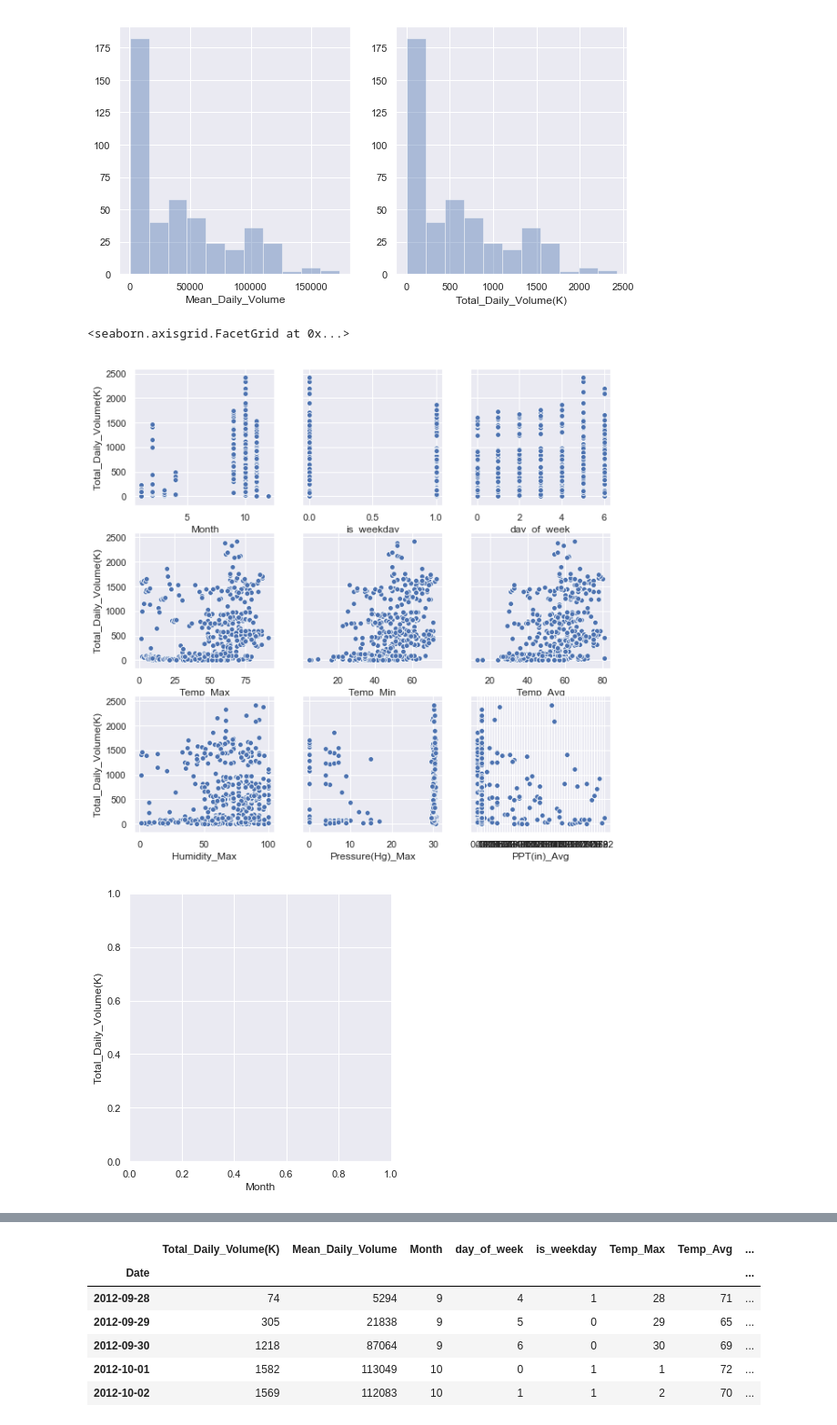
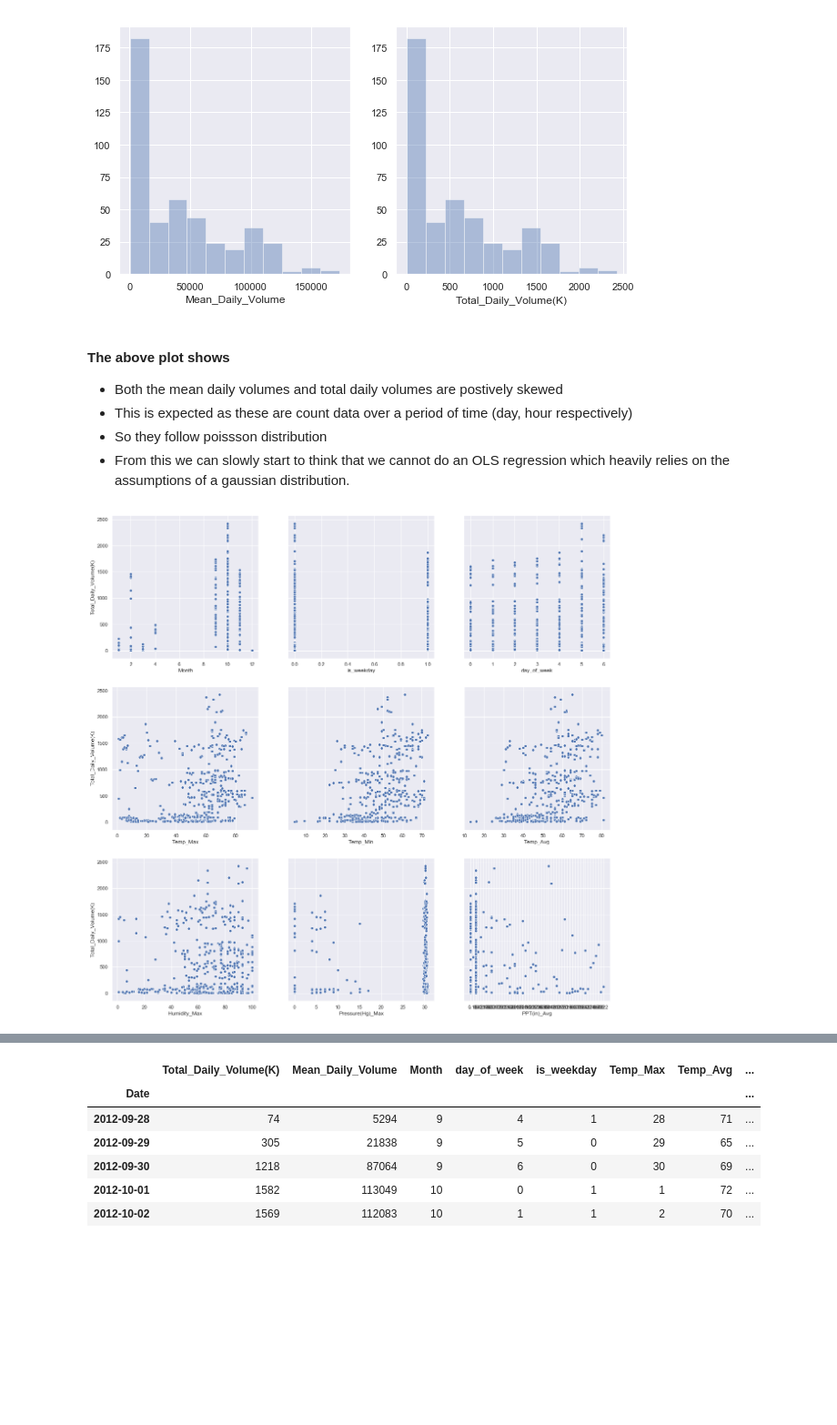
Before and after one commit to samiramunir/Predicting_Traffic_Data_Using_Weather, a Jupyter notebook: Traffic_Volume.ipynb, the cells around one changed output, grey strips where cells are left out. Shown at 91% size. Cells and saved outputs as stored; diff of their text form; code cells hidden in the pictures; blank space fills up the shorter version.

```diff
--- a/Traffic_Volume.ipynb
+++ b/Traffic_Volume.ipynb
@@ -319,0 +353,3 @@ wdf.head()
+# %%
+wdf = pd.read_excel('weather.xlsx')
+wdf.head(2)
@@ -319,0 +360,15 @@ wdf.head()
+# %%
+# Convert the Date column in to pandas datetime object
+wdf['Date'] = pd.to_datetime(wdf.Date)
+
+# Set Date columns as index
+wdf = wdf.set_index('Date')
+# %%
+# Drop columns with no values
+wdf = wdf.drop(['Humidity_Avg',
+                'WindSpeed_Avg',
+                'Pressure(Hg)_Avg',
+                'PPT(in)_Max',
+                'PPT(in)_Min',
+                'Unnamed: 19'], axis=1)
+wdf.head(2)
@@ -396,21 +464,30 @@ sns.distplot(final_df['Total_Daily_Volume(K)'], kde = False, ax = axes[1])
 # %% [output]
 <matplotlib.axes._subplots.AxesSubplot at 0x...>
 [figure]
+# %% [markdown]
+#### The above plot shows
+* Both the mean daily volumes and total daily volumes are postively skewed
+* This is expected as these are count data over a period of time (day, hour respectively)
+* So they follow poissson distribution
+* From this we can slowly start to think that we cannot do an OLS regression which heavily relies on the
+  assumptions of a gaussian distribution.
 # %%
-f, axes = plt.subplots(figsize=(10,10), ncols=3, nrows=3, sharey=True)
+# Taking a closer look
+f, axes = plt.subplots(figsize=(20,20), ncols=3, nrows=3, sharey=True)
 
 sns.relplot(x="Month", y='Total_Daily_Volume(K)', data=final_df, ax = axes[0][0])
 sns.relplot(x="is_weekday", y='Total_Daily_Volume(K)', data=final_df, ax = axes[0][1])
 sns.relplot(x="day_of_week", y='Total_Daily_Volume(K)', data=final_df, ax = axes[0][2])
 
 sns.relplot(x="Temp_Max", y='Total_Daily_Volume(K)', data=final_df, ax = axes[1][0])
 sns.relplot(x="Temp_Min", y='Total_Daily_Volume(K)', data=final_df, ax = axes[1][1])
 sns.relplot(x="Temp_Avg", y='Total_Daily_Volume(K)', data=final_df, ax = axes[1][2])
 
 sns.relplot(x="Humidity_Max", y='Total_Daily_Volume(K)', data=final_df, ax = axes[2][0])
 sns.relplot(x="Pressure(Hg)_Max", y='Total_Daily_Volume(K)', data=final_df, ax = axes[2][1])
 sns.relplot(x="PPT(in)_Avg", y='Total_Daily_Volume(K)', data=final_df, ax = axes[2][2])
+
+for i in range(2,11):
+    plt.close(i)
 # %% [output]
-<seaborn.axisgrid.FacetGrid at 0x...>
-[figure, old version]
+[figure, new version]
-[figure, removed]
```
Also changed, not shown: parts of 63 cells of this notebook, 1 other file.
